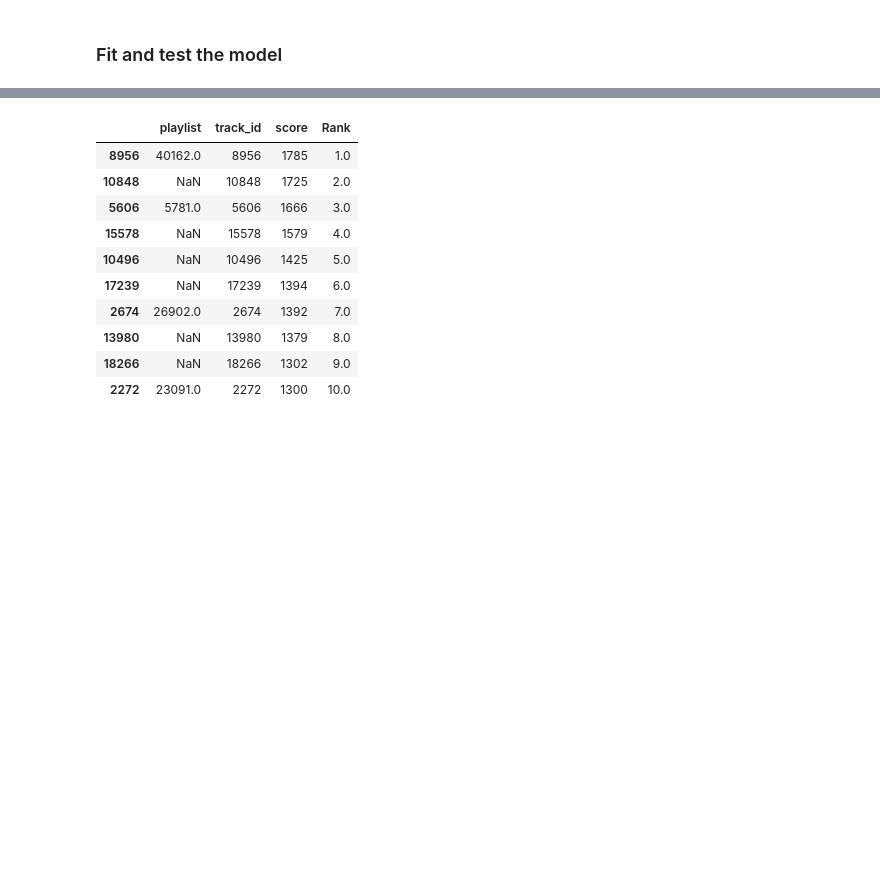
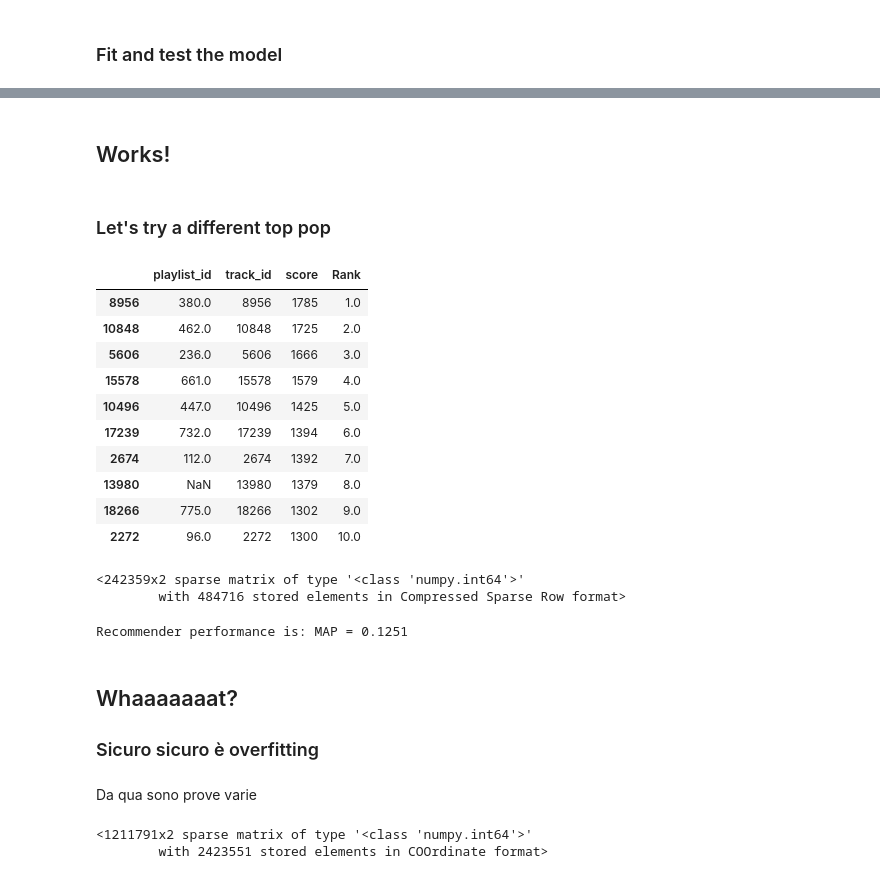
Before and after one commit to filippocollini/RecSysChallenge, a Jupyter notebook: RecSysChallenge_AimiCollini.ipynb, the cells around one changed output, grey strips where cells are left out. Drawn from its saved outputs; the diff is of its cells as text; code cells hidden in the pictures; blank space fills up the shorter version.

```diff
--- a/RecSysChallenge_AimiCollini.ipynb
+++ b/RecSysChallenge_AimiCollini.ipynb
@@ -190,21 +219,59 @@ Recommender performance is: MAP = 1.0000
+# %% [markdown]
+<h2>Works!</h2>
+# %% [markdown]
+<h3>Let's try a different top pop</h3>
 # %%
 #top_recommendations
 top_rec = recommender.top_pop_rec()
 top_rec.create(train, 'playlist_id', 'track_id')
+# %%
+from sklearn.model_selection import train_test_split
+train_data, test_data = train_test_split(train, test_size = 0.20, random_state=0)
 # %%
-result = top_rec.recommend(test)
+result = top_rec.recommend(train_data)
 result
 
 #not sure about the playlist column
 # %% [output]
-|  | playlist | track_id | score | Rank |
-| 8956 | 40162.0 | 8956 | 1785 | 1.0 |
-| 10848 | NaN | 10848 | 1725 | 2.0 |
-| 5606 | 5781.0 | 5606 | 1666 | 3.0 |
-| 15578 | NaN | 15578 | 1579 | 4.0 |
-| 10496 | NaN | 10496 | 1425 | 5.0 |
-| 17239 | NaN | 17239 | 1394 | 6.0 |
-| 2674 | 26902.0 | 2674 | 1392 | 7.0 |
+|  | playlist_id | track_id | score | Rank |
+| 8956 | 380.0 | 8956 | 1785 | 1.0 |
+| 10848 | 462.0 | 10848 | 1725 | 2.0 |
+| 5606 | 236.0 | 5606 | 1666 | 3.0 |
+| 15578 | 661.0 | 15578 | 1579 | 4.0 |
+| 10496 | 447.0 | 10496 | 1425 | 5.0 |
+| 17239 | 732.0 | 17239 | 1394 | 6.0 |
+| 2674 | 112.0 | 2674 | 1392 | 7.0 |
 | 13980 | NaN | 13980 | 1379 | 8.0 |
-| 18266 | NaN | 18266 | 1302 | 9.0 |
-| 2272 | 23091.0 | 2272 | 1300 | 10.0 |
+| 18266 | 775.0 | 18266 | 1302 | 9.0 |
+| 2272 | 96.0 | 2272 | 1300 | 10.0 |
+# %%
+URM_test = sps.coo_matrix(test_data)
+URM_test = URM_test.tocsr()
+URM_test
+# %% [output]
+<242359x2 sparse matrix of type '<class 'numpy.int64'>'
+        with 484716 stored elements in Compressed Sparse Row format>
+# %%
+evaluate_algorithm_different(URM_test, top_rec, at=10)
+# %% [output]
+Recommender performance is: MAP = 0.1251
+# %% [markdown]
+<h2>Whaaaaaaat?</h2>
+<h3>Sicuro sicuro è overfitting</h3>
+# %% [markdown]
+
+
+
+
+
+<p>Da qua sono prove varie</p>
+# %%
+import scipy.sparse as sps
+train_dummies = pd.get_dummies(train, sparse=True)
+
+
+URM_train = sps.coo_matrix(train_dummies)
+URM_train
+# %% [output]
+<1211791x2 sparse matrix of type '<class 'numpy.int64'>'
+        with 2423551 stored elements in COOrdinate format>
```
Also changed, not shown: parts of 18 cells of this notebook.
